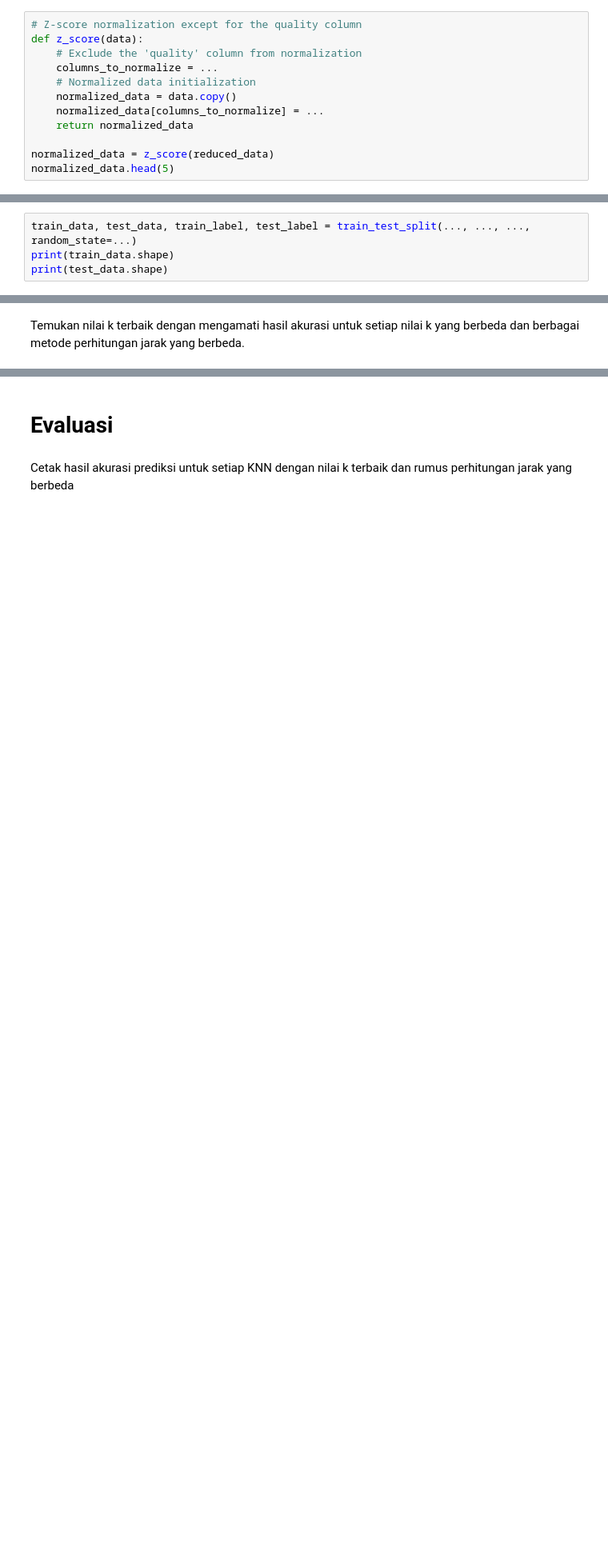
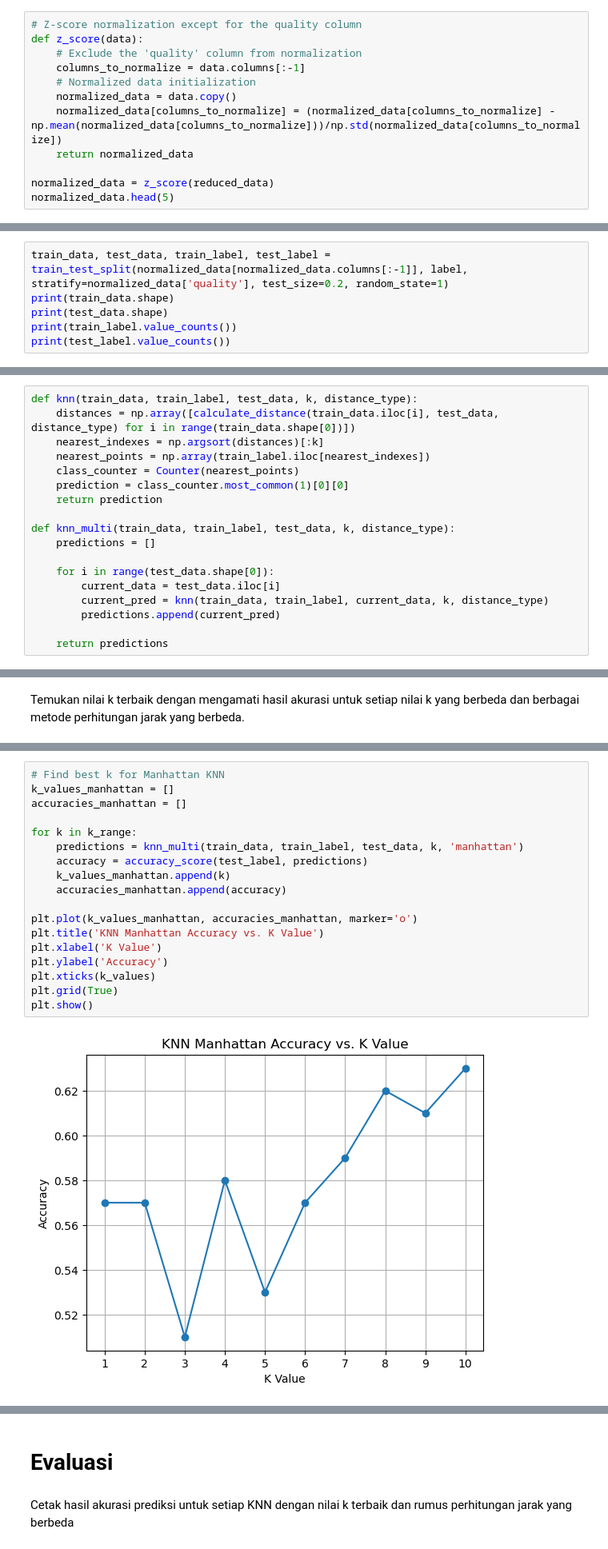
Before and after one commit to rayhanegar/Code-PPM, a Jupyter notebook: UTP_PPM_2024-main/UTP_KNN_225150201111014_RAYHAN EGAR.ipynb, the cells around one changed output, grey strips where cells are left out. Shown at 80% size. Drawn from its saved outputs; the diff is of its cells as text; blank space fills up the shorter version.

```diff
--- a/UTP_PPM_2024-main/UTP_KNN_225150201111014_RAYHAN EGAR.ipynb
+++ b/UTP_PPM_2024-main/UTP_KNN_225150201111014_RAYHAN EGAR.ipynb
@@ -92,10 +101,10 @@ Lakukan normalisasi data kecuali kolom quality sebagai kolom label dengan menggu
 # Z-score normalization except for the quality column
 def z_score(data):
     # Exclude the 'quality' column from normalization
-    columns_to_normalize = ...
+    columns_to_normalize = data.columns[:-1]
     # Normalized data initialization
     normalized_data = data.copy()
-    normalized_data[columns_to_normalize] = ...
+    normalized_data[columns_to_normalize] = (normalized_data[columns_to_normalize] - np.mean(normalized_data[columns_to_normalize]))/np.std(normalized_data[columns_to_normalize])
     return normalized_data
 
 normalized_data = z_score(reduced_data)
@@ -145,7 +178,9 @@ Name: quality, Length: 500, dtype: int64
 # %% [markdown]
 Bagi dataset yang dinormalisasi menjadi 80% untuk pelatihan dan 20% untuk pengujian.
 # %%
-train_data, test_data, train_label, test_label = train_test_split(..., ..., ..., random_state=...)
+train_data, test_data, train_label, test_label = train_test_split(normalized_data[normalized_data.columns[:-1]], label, stratify=normalized_data['quality'], test_size=0.2, random_state=1)
 print(train_data.shape)
 print(test_data.shape)
+print(train_label.value_counts())
+print(test_label.value_counts())
 # %% [output]
@@ -163,0 +207,18 @@ def knn_multi(train_data, train_label, test_data, k, distance_type):
+# %%
+def knn(train_data, train_label, test_data, k, distance_type):
+    distances = np.array([calculate_distance(train_data.iloc[i], test_data, distance_type) for i in range(train_data.shape[0])])
+    nearest_indexes = np.argsort(distances)[:k]
+    nearest_points = np.array(train_label.iloc[nearest_indexes])
+    class_counter = Counter(nearest_points)
+    prediction = class_counter.most_common(1)[0][0]
+    return prediction
+
+def knn_multi(train_data, train_label, test_data, k, distance_type):
+    predictions = []
+
+    for i in range(test_data.shape[0]):
+        current_data = test_data.iloc[i]
+        current_pred = knn(train_data, train_label, current_data, k, distance_type)
+        predictions.append(current_pred)
+
+    return predictions
@@ -197,0 +308,20 @@ plt.show()
+# %%
+# Find best k for Manhattan KNN
+k_values_manhattan = []
+accuracies_manhattan = []
+
+for k in k_range:
+    predictions = knn_multi(train_data, train_label, test_data, k, 'manhattan')
+    accuracy = accuracy_score(test_label, predictions)
+    k_values_manhattan.append(k)
+    accuracies_manhattan.append(accuracy)
+
+plt.plot(k_values_manhattan, accuracies_manhattan, marker='o')
+plt.title('KNN Manhattan Accuracy vs. K Value')
+plt.xlabel('K Value')
+plt.ylabel('Accuracy')
+plt.xticks(k_values)
+plt.grid(True)
+plt.show()
+# %% [output]
+[figure, added]
```
Also changed, not shown: parts of 16 cells of this notebook.
